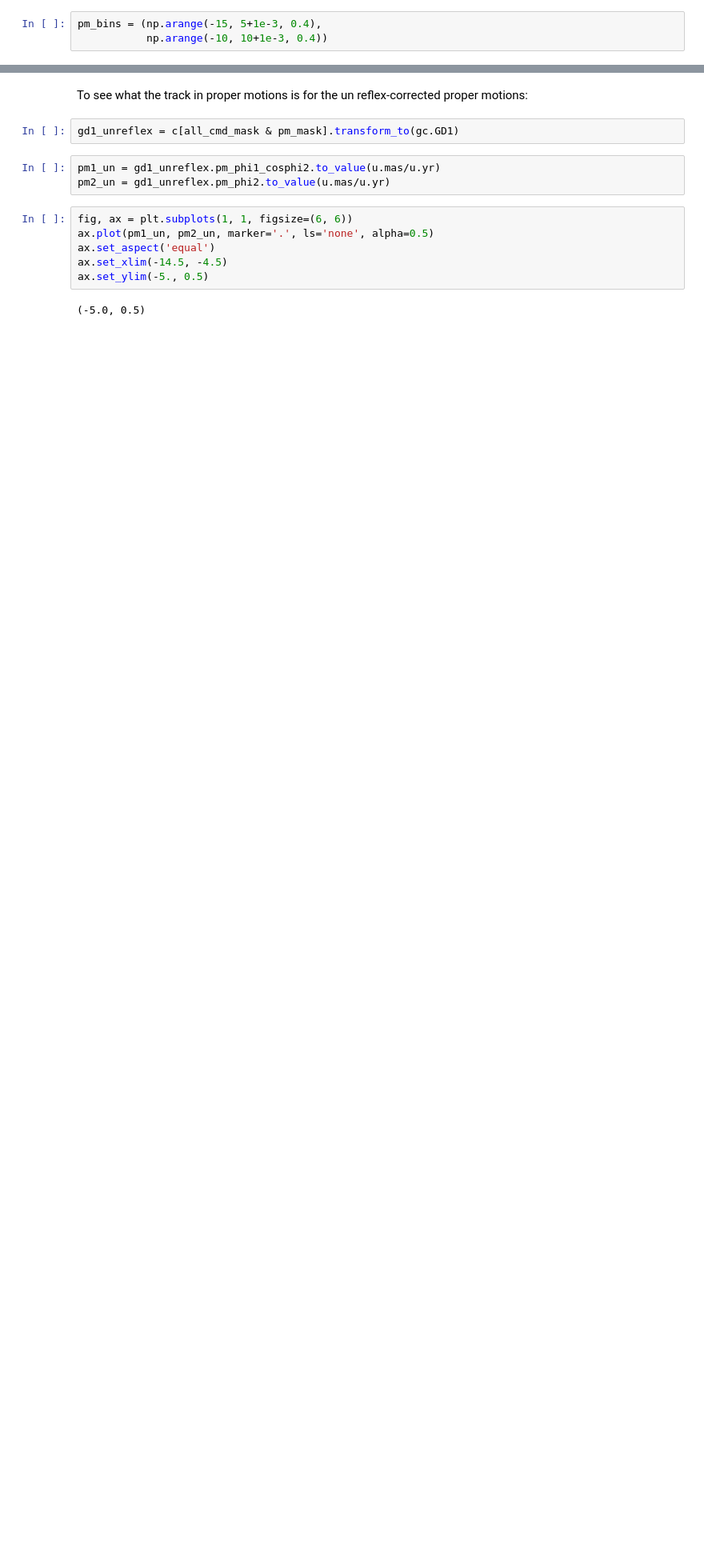
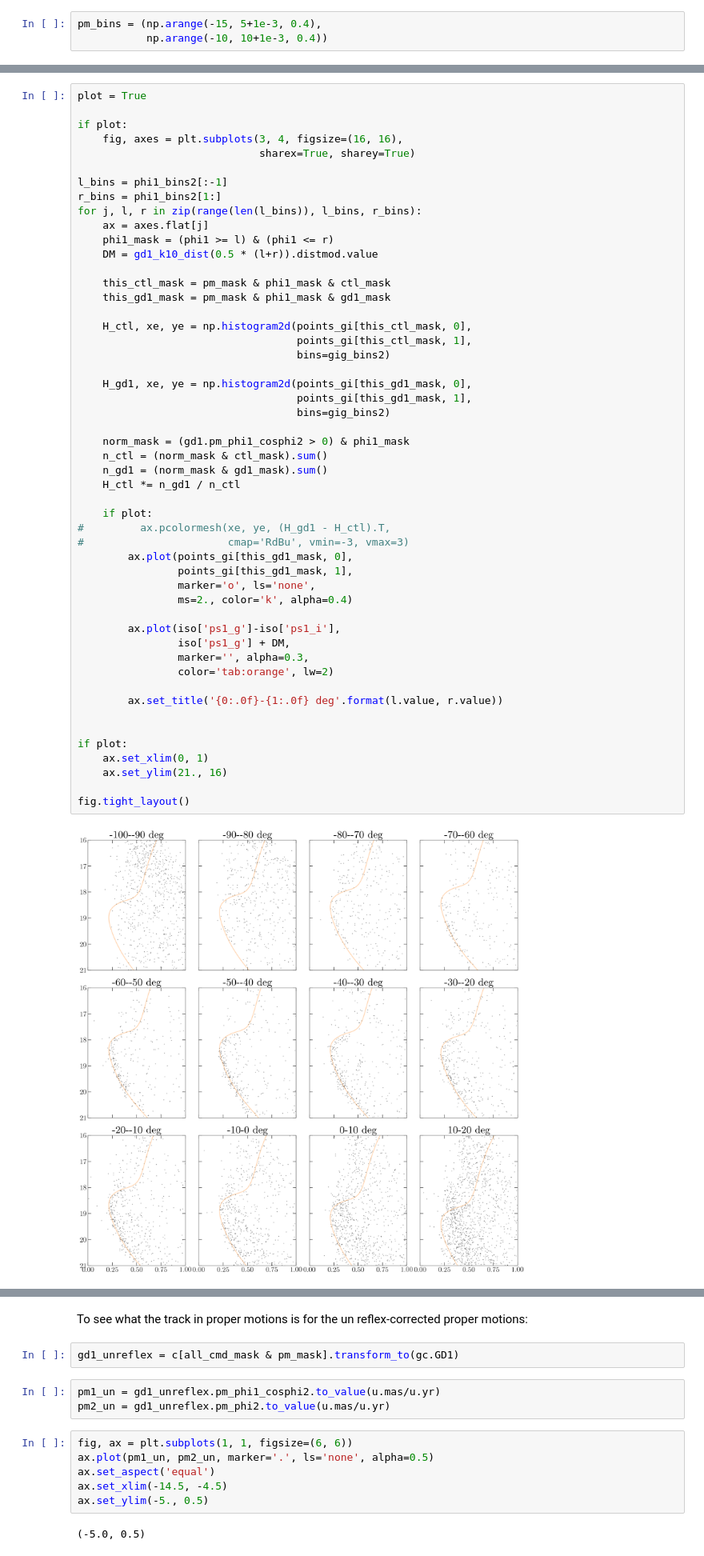
Before and after one commit to adrn/GD1-DR2, a Jupyter notebook: notebooks/Better-selection.ipynb, the cells around one changed output, grey strips where cells are left out. Shown at 80% size. Saved outputs shown, nothing was run; the diff lists cells and outputs as text; blank space fills up the shorter version.

```diff
--- a/notebooks/Better-selection.ipynb
+++ b/notebooks/Better-selection.ipynb
@@ -276,0 +358,53 @@ fig.tight_layout()
+# %%
+plot = True
+
+if plot:
+    fig, axes = plt.subplots(3, 4, figsize=(16, 16),
+                             sharex=True, sharey=True)
+
+l_bins = phi1_bins2[:-1]
+r_bins = phi1_bins2[1:]
+for j, l, r in zip(range(len(l_bins)), l_bins, r_bins):
+    ax = axes.flat[j]
+    phi1_mask = (phi1 >= l) & (phi1 <= r)
+    DM = gd1_k10_dist(0.5 * (l+r)).distmod.value
+
+    this_ctl_mask = pm_mask & phi1_mask & ctl_mask
+    this_gd1_mask = pm_mask & phi1_mask & gd1_mask
+
+    H_ctl, xe, ye = np.histogram2d(points_gi[this_ctl_mask, 0],
+                                   points_gi[this_ctl_mask, 1],
+                                   bins=gig_bins2)
+
+    H_gd1, xe, ye = np.histogram2d(points_gi[this_gd1_mask, 0],
+                                   points_gi[this_gd1_mask, 1],
+                                   bins=gig_bins2)
+
+    norm_mask = (gd1.pm_phi1_cosphi2 > 0) & phi1_mask
+    n_ctl = (norm_mask & ctl_mask).sum()
+    n_gd1 = (norm_mask & gd1_mask).sum()
+    H_ctl *= n_gd1 / n_ctl
+
+    if plot:
+#         ax.pcolormesh(xe, ye, (H_gd1 - H_ctl).T,
+#                       cmap='RdBu', vmin=-3, vmax=3)
+        ax.plot(points_gi[this_gd1_mask, 0],
+                points_gi[this_gd1_mask, 1],
+                marker='o', ls='none',
+                ms=2., color='k', alpha=0.4)
+
+        ax.plot(iso['ps1_g']-iso['ps1_i'],
+                iso['ps1_g'] + DM,
+                marker='', alpha=0.3,
+                color='tab:orange', lw=2)
+
+        ax.set_title('{0:.0f}-{1:.0f} deg'.format(l.value, r.value))
+
+
+if plot:
+    ax.set_xlim(0, 1)
+    ax.set_ylim(21., 16)
+
+fig.tight_layout()
+# %% [output]
+[figure, added]
```
Also changed, not shown: parts of 23 cells of this notebook.
